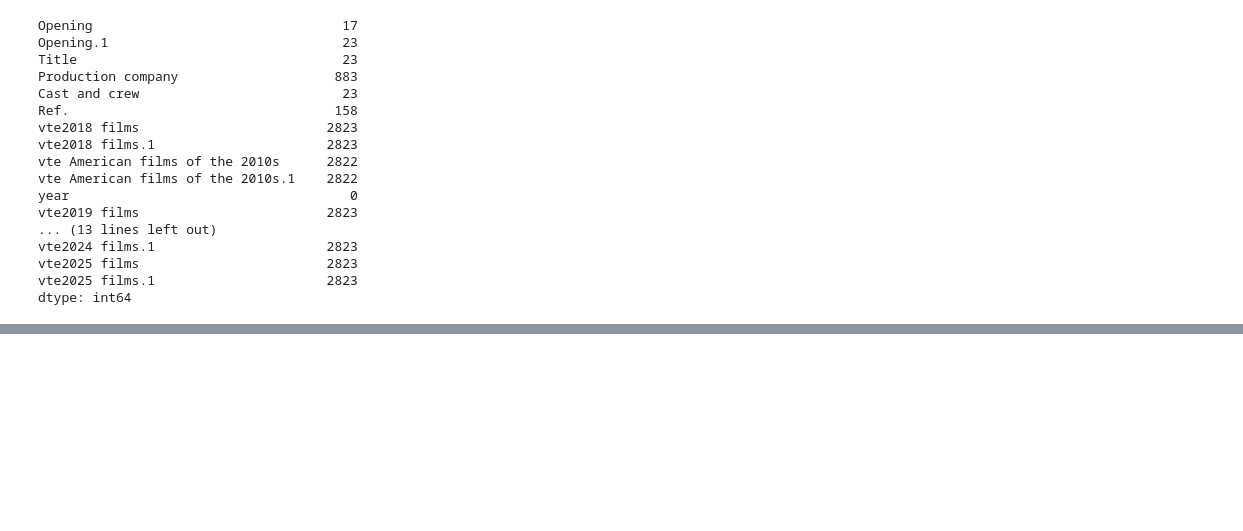
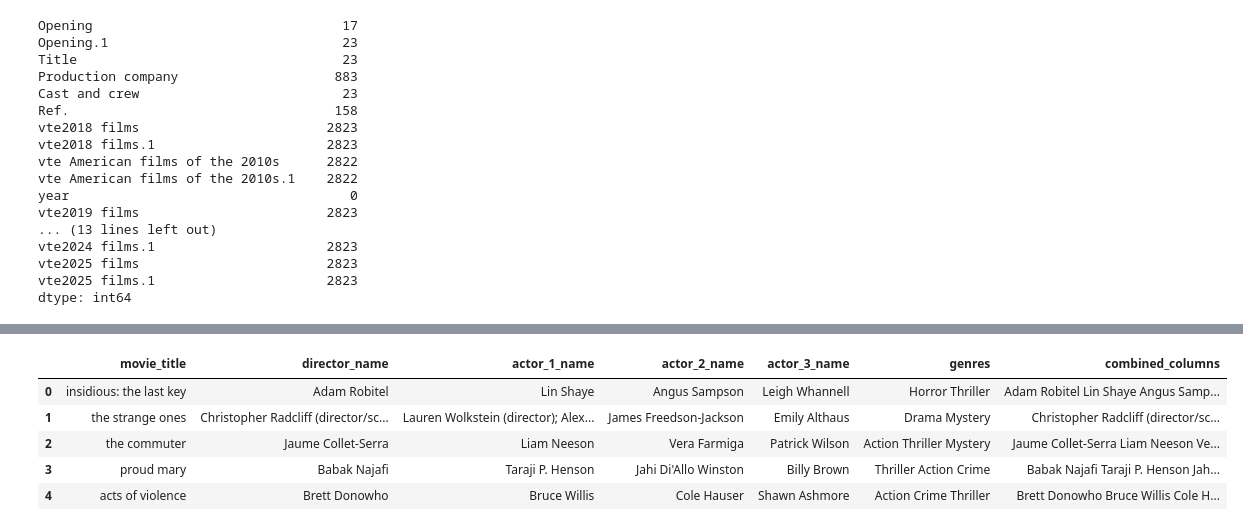
Before and after one commit to Thomasayanfeoluwa/CosineSimilarity-Recommender-System, a Jupyter notebook: data_preprocessing/data_preprocessing3.ipynb, the cells around one changed output, grey strips where cells are left out. Cells and saved outputs as stored; diff of their text form; code cells hidden in the pictures; blank space fills up the shorter version.

```diff
--- a/data_preprocessing/data_preprocessing3.ipynb
+++ b/data_preprocessing/data_preprocessing3.ipynb
@@ -109,0 +274,6 @@ tmdb.api_key = api_key
+# %%
+new_all_df = df_all[["movie_title", "director_name", "actor_1_name", "actor_2_name", "actor_3_name", "genres"]]
+# %%
+new_all_df["actor_1_name"] = new_all_df["actor_1_name"].replace(np.nan, "unknown")
+new_all_df["actor_2_name"] = new_all_df["actor_2_name"].replace(np.nan, "unknown")
+new_all_df["actor_3_name"] = new_all_df["actor_3_name"].replace(np.nan, "unknown")
@@ -109,0 +296,2 @@ tmdb.api_key = api_key
+# %%
+new_all_df["movie_title"] = new_all_df["movie_title"].str.lower()
@@ -109,0 +313,11 @@ tmdb.api_key = api_key
+# %%
+new_all_df["combined_columns"] = new_all_df["director_name"] + " " + new_all_df["actor_1_name"] + " " + new_all_df["actor_2_name"] + " " + new_all_df["actor_3_name"] + " " + new_all_df["genres"]
+# %%
+new_all_df.head()
+# %% [output]
+|  | movie_title | director_name | actor_1_name | actor_2_name | actor_3_name | genres | combined_columns |
+| 0 | insidious: the last key | Adam Robitel | Lin Shaye | Angus Sampson | Leigh Whannell | Horror Thriller | Adam Robitel Lin Shaye Angus Samp... |
+| 1 | the strange ones | Christopher Radcliff (director/sc... | Lauren Wolkstein (director); Alex... | James Freedson-Jackson | Emily Althaus | Drama Mystery | Christopher Radcliff (director/sc... |
+| 2 | the commuter | Jaume Collet-Serra | Liam Neeson | Vera Farmiga | Patrick Wilson | Action Thriller Mystery | Jaume Collet-Serra Liam Neeson Ve... |
+| 3 | proud mary | Babak Najafi | Taraji P. Henson | Jahi Di'Allo Winston | Billy Brown | Thriller Action Crime | Babak Najafi Taraji P. Henson Jah... |
+| 4 | acts of violence | Brett Donowho | Bruce Willis | Cole Hauser | Shawn Ashmore | Action Crime Thriller | Brett Donowho Bruce Willis Cole H... |
```
Also changed, not shown: parts of 26 cells of this notebook, 4 other files.
